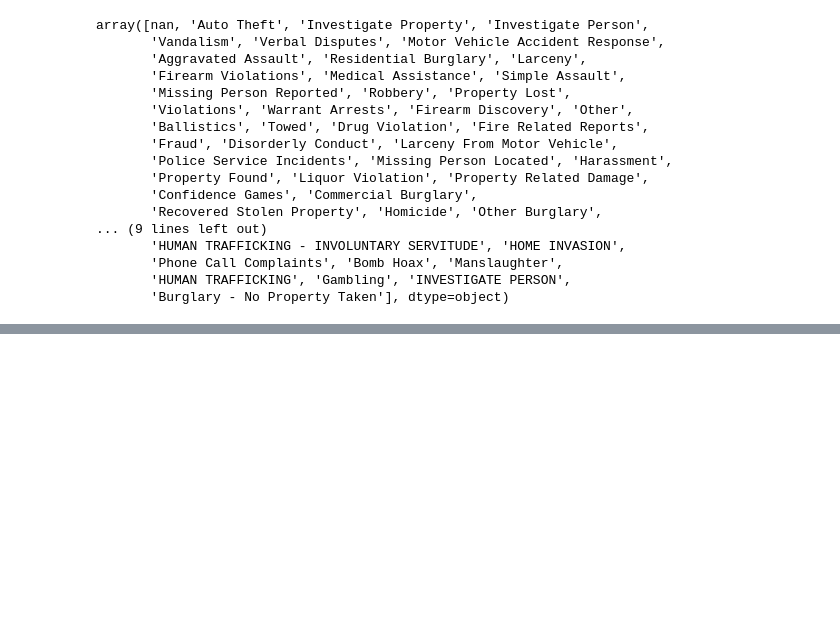
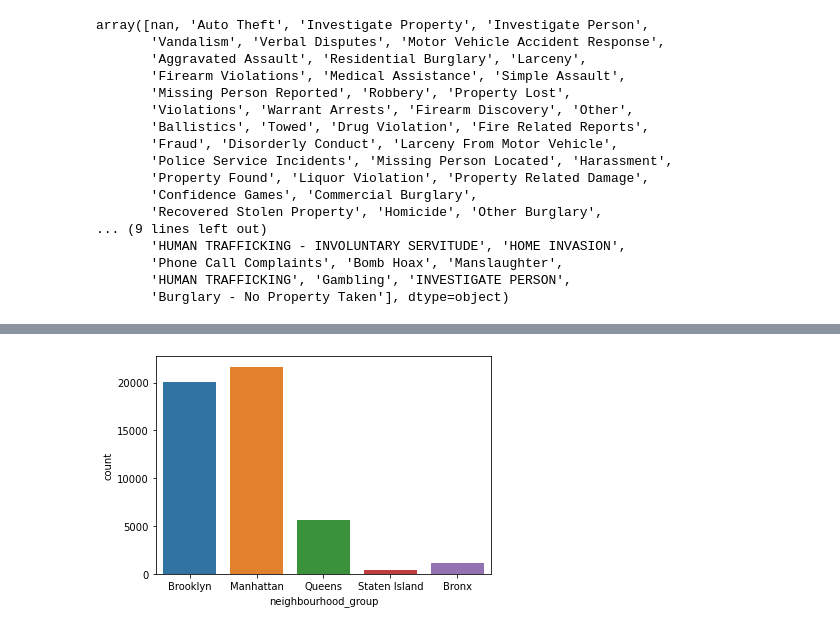
Before and after one commit to vaecole/Courses, a Jupyter notebook: DS/Crime.ipynb, the cells around one changed output, grey strips where cells are left out. Saved outputs shown, nothing was run; the diff lists cells and outputs as text; code cells hidden in the pictures; blank space fills up the shorter version.

```diff
--- a/DS/Crime.ipynb
+++ b/DS/Crime.ipynb
@@ -85,3 +85,11 @@ array([nan, 'Auto Theft', 'Investigate Property', 'Investigate Person',
        'Phone Call Complaints', 'Bomb Hoax', 'Manslaughter',
        'HUMAN TRAFFICKING', 'Gambling', 'INVESTIGATE PERSON',
        'Burglary - No Property Taken'], dtype=object)
+# %%
+import pandas as pd
+import numpy as np
+import matplotlib.pyplot as plt
+import seaborn as sn
+
+airbnb = pd.read_csv('D:/data/Airbnb_NYC_2019.csv')
+airbnb.head()
@@ -87,0 +103,5 @@ array([nan, 'Auto Theft', 'Investigate Property', 'Investigate Person',
+# %%
+sn.countplot(x= 'neighbourhood_group', data = airbnb)
+plt.show()
+# %% [output]
+[figure, added]
```
Also changed, not shown: parts of 7 cells of this notebook, 5 other files.
